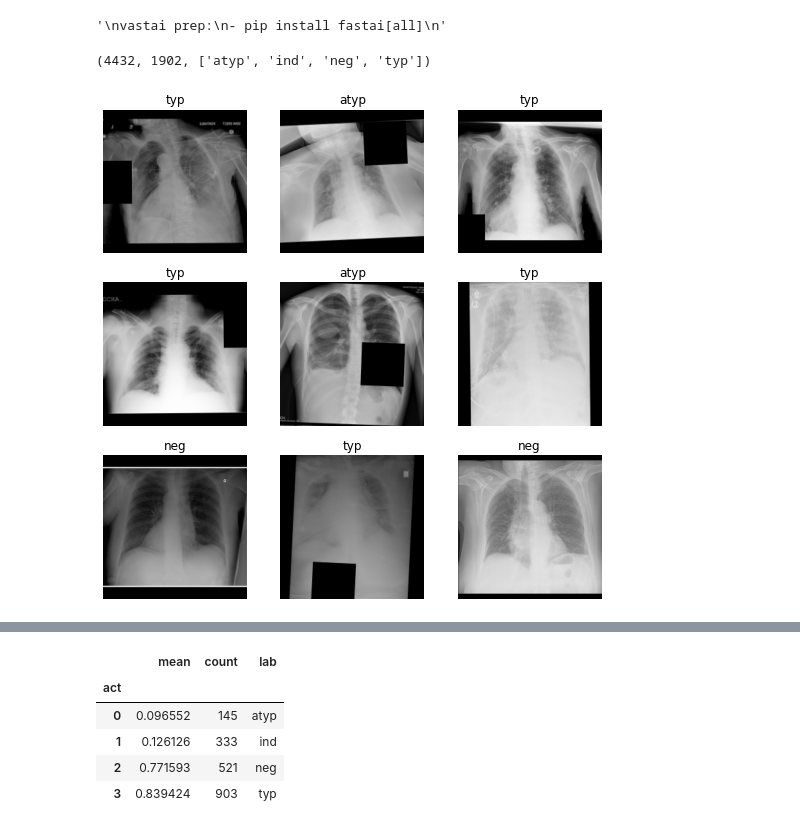
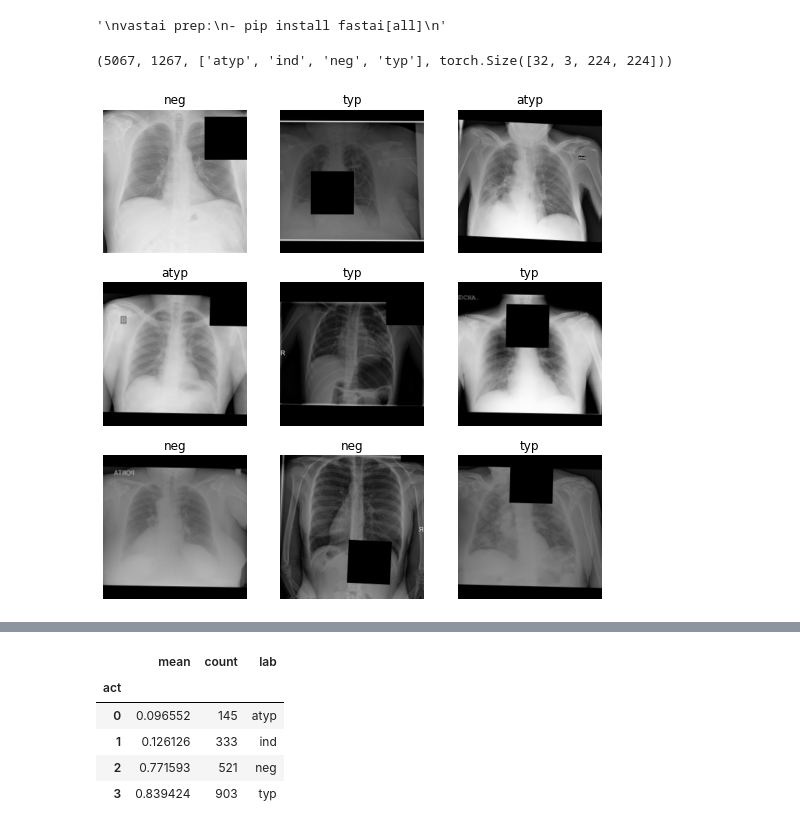
Before and after one commit to vdefont/covid_detection, a Jupyter notebook: train_class.ipynb, the cells around one changed output, grey strips where cells are left out. Saved outputs shown, nothing was run; the diff lists cells and outputs as text; code cells hidden in the pictures.

```diff
--- a/train_class.ipynb
+++ b/train_class.ipynb
@@ -30,16 +30,25 @@ train_class.make_base_models()
 # %%
 # LEARN CLASS #
 # %%
-IMAGE_PATH = "png224"
+IMAGE_PATH = "png224_5fold"
+NUM_FOLDS = 5
 IMAGE_SIZE = 224 # Can (and should) be smaller than full size
 MODEL_NAME = "resnet18"
 # %%
-dls = train_class.get_dls(image_path=IMAGE_PATH, img_size=IMAGE_SIZE, is_neg=False)
-len(dls.train.items), len(dls.valid.items), dls.vocab
+dls_folds = [
+    train_class.get_dls(
+        image_path=IMAGE_PATH,
+        img_size=IMAGE_SIZE,
+        is_neg=False,
+        fold_valid=fold,
+    )
+    for fold in range(NUM_FOLDS)
+]
+len(dls_folds[2].train.items), len(dls_folds[2].valid.items), dls_folds[2].vocab, dls_folds[0].one_batch()[0].shape
 # %% [output]
-(4432, 1902, ['atyp', 'ind', 'neg', 'typ'])
+(5067, 1267, ['atyp', 'ind', 'neg', 'typ'], torch.Size([32, 3, 224, 224]))
 # %%
-dls.show_batch()
+dls_folds[0].show_batch()
 # %% [output]
-[figure, old version]
+[figure, new version]
 # %%
```
Also changed, not shown: parts of 22 cells of this notebook, 5 other files.
